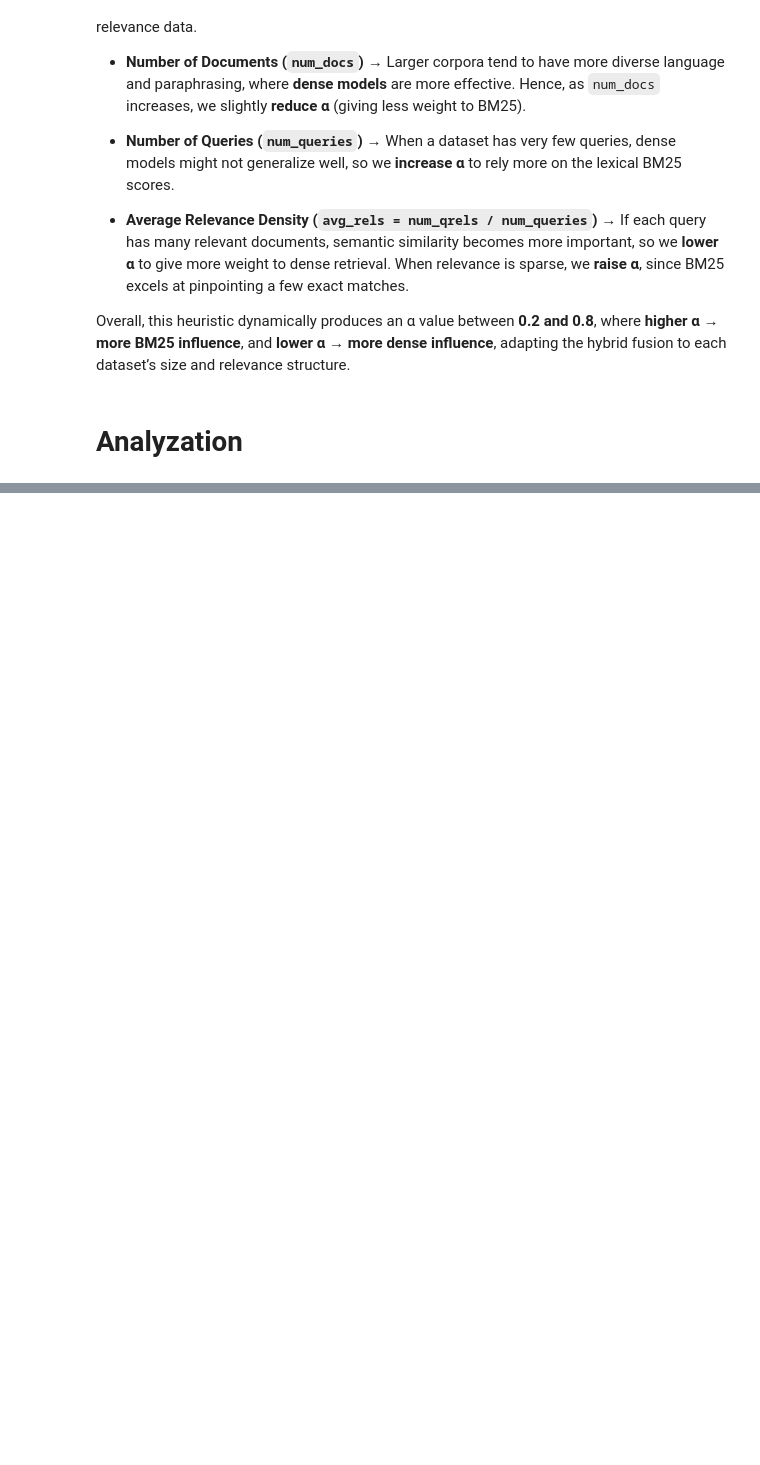
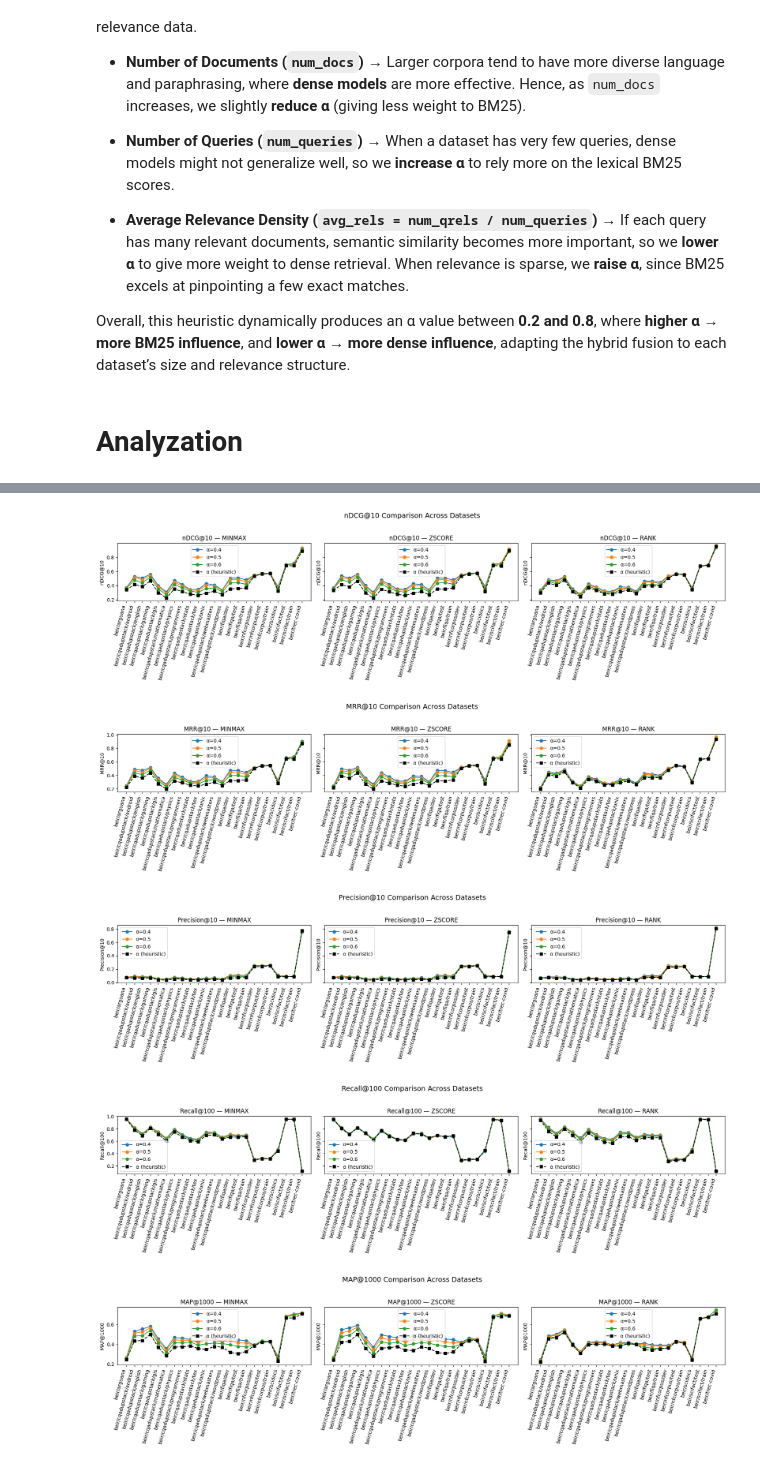
Before and after one commit to varshini0950/information_retrieval, a Jupyter notebook: Heuristic_Alpha_Evaluation.ipynb, the cells around one changed output, grey strips where cells are left out. Saved outputs shown, nothing was run; the diff lists cells and outputs as text; code cells hidden in the pictures; blank space fills up the shorter version.

Commit message:
heuristic alpha evaluation

```diff
--- a/Heuristic_Alpha_Evaluation.ipynb
+++ b/Heuristic_Alpha_Evaluation.ipynb
@@ -240,0 +263,46 @@ rank     | α=0.5: 0.3106 | α=0.80: 0.2871
+# %%
+# -------------------------------
+# FIXED + HEURISTIC PLOTTING (CLEAN)
+# -------------------------------
+metrics_to_plot = ["nDCG@10","MRR@10","Precision@10","Recall@100","MAP@1000"]
+norms = ["minmax","zscore","rank"]
+fixed_alphas = [0.4, 0.5, 0.6]
+
+for metric in metrics_to_plot:
+    fig, axes = plt.subplots(1, 3, figsize=(18, 5), sharey=True)
+    for i, norm in enumerate(norms):
+        subset = df[df["norm"] == norm].copy()
+        datasets_sorted = sorted(subset["dataset"].unique())
+        x = np.arange(len(datasets_sorted))
+
+        # --- Fixed α lines ---
+        for alpha in fixed_alphas:
+            data = subset[subset["alpha"] == alpha].set_index("dataset").reindex(datasets_sorted)
+            axes[i].plot(x, data[metric], marker="o", label=f"α={alpha:.1f}")
+
+        # --- Heuristic α line ---
+        heur_subset = subset[~subset["alpha"].isin(fixed_alphas)]
+        if not heur_subset.empty:
+            heur_data = (
+                heur_subset.groupby("dataset")[metric]
+                .mean()  # aggregate over varying heuristic alphas
+                .reindex(datasets_sorted)
+            )
+            axes[i].plot(x, heur_data, marker="s", linestyle="--", color="black", label="α (heuristic)")
+
+        # --- Plot setup ---
+        axes[i].set_title(f"{metric} — {norm.upper()}")
+        axes[i].set_ylabel(metric)
+        axes[i].set_xticks(x)
+        axes[i].set_xticklabels(datasets_sorted, rotation=75, ha="right")
+        axes[i].legend()
+
+    plt.suptitle(f"{metric} Comparison Across Datasets", fontsize=14)
+    plt.tight_layout(rect=[0, 0, 1, 0.95])
+    plt.show()
+# %% [output]
+[figure, added]
+[figure, added]
+[figure, added]
+[figure, added]
+[figure, added]
```
Also changed, not shown: parts of 2 cells of this notebook.
